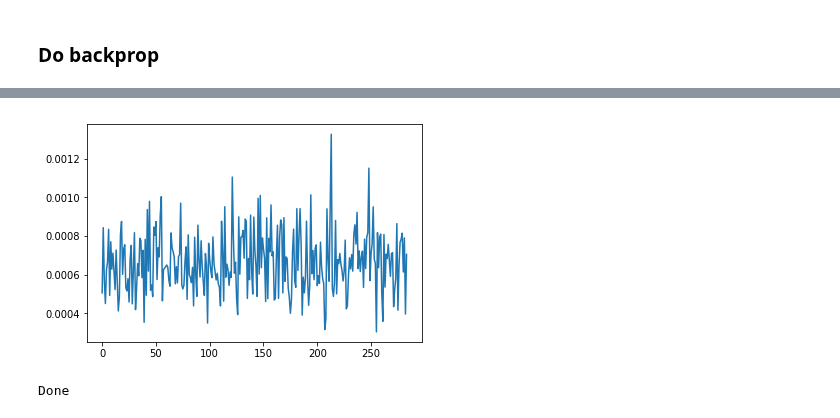
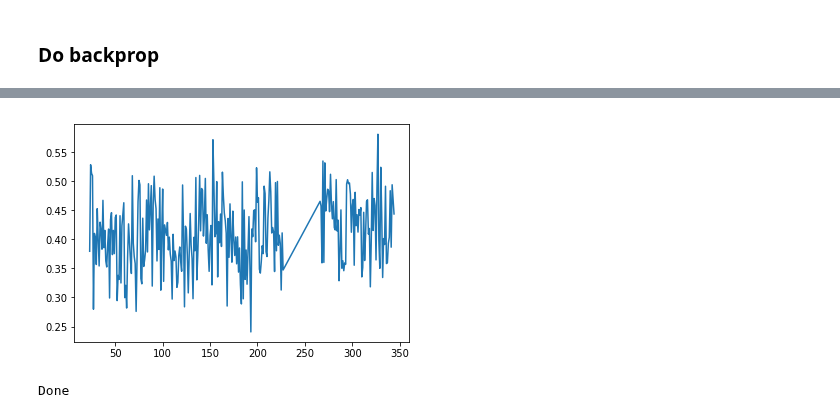
Before and after one commit to mkasimova/Neural.Network.Relevance.Propagation, a Jupyter notebook: random_data.ipynb, the cells around one changed output, grey strips where cells are left out. Saved outputs shown, nothing was run; the diff lists cells and outputs as text; code cells hidden in the pictures.

```diff
--- a/random_data.ipynb
+++ b/random_data.ipynb
@@ -299,6 +299,12 @@ traj = md.load("/home/oliverfl/projects/gpcr/temp_trajs/asp79-apo-swarms-nolipid
 q="protein or resname 'SOD'"
 q="protein and name CA"
 data = traj.xyz[:,traj.top.select(q)]
+feature_to_resids = []
+for i, a in enumerate(traj.top.select(q)):
+    feature_to_resids.append(traj.top.atom(a).residue.resSeq)
+    feature_to_resids.append(traj.top.atom(a).residue.resSeq)
+    feature_to_resids.append(traj.top.atom(a).residue.resSeq)
+feature_to_resids = np.array(feature_to_resids)
 ndata = np.empty((data.shape[0], 3*data.shape[1]))
 #flatten matrix
 ndata[:,0::3] = data[:,:,0]
@@ -350,12 +357,15 @@ def _create_layers(classifier, activation="relu"):
         elif activation == relprop.logistic_sigmoid:
             l = relprop.FirstLinear(weight, biases[idx])
         layers.append(l)
-        if idx < len(weights) - 1:
+        if idx < len(weights) - 1: # and  weight.shape[1] != min(hidden_layer_sizes):
             # Add activation to all except output layer
             if activation == relprop.logistic_sigmoid:
                 layers.append(relprop.LogisticSigmoid())
             elif activation == relprop.relu:
                 layers.append(relprop.ReLU())
+        if weight.shape[1] == min(hidden_layer_sizes):
+            print(weight.shape)
+            #break
 
     return layers
 
@@ -364,33 +374,43 @@ def get_feature_importance(classifier, samples):
     layers = _create_layers(classifier)
     # Calculate relevance
     propagator = relprop.RelevancePropagator(layers)
-    relevance = propagator.propagate(samples, samples)
+    relevance = propagator.propagate(samples, None)
     #print(relevance.shape, relevance.max(), relevance.min())
     # Average relevance per cluster
-    nclusters = samples.shape[1]
-    nfeatures = relevance.shape[1]
-    result = np.zeros((nfeatures, nclusters))
-    frames_per_cluster = np.zeros((nclusters))
+#     nclusters = samples.shape[1]
+#     nfeatures = relevance.shape[1]
+#     result = np.zeros((nfeatures, nclusters))
+#     frames_per_cluster = np.zeros((nclusters))
 
     # Rescale relevance according to min and max relevance in each frame
-    logger.debug("Rescaling feature importance extracted using MLP in each frame between min and max ...")
-    for i in range(relevance.shape[0]):
-        ind_negative = np.where(relevance[i, :] < 0)[0]
-        relevance[i, ind_negative] = 0
-        relevance[i, :] = (relevance[i, :] - np.min(relevance[i, :])) / (
-                np.max(relevance[i, :]) - np.min(relevance[i, :]) + 1e-9)
+#     logger.debug("Rescaling feature importance extracted using MLP in each frame between min and max ...")
+#     for i in range(relevance.shape[0]):
+#         ind_negative = np.where(relevance[i, :] < 0)[0]
+#         relevance[i, ind_negative] = 0
+#         relevance[i, :] = (relevance[i, :] - np.min(relevance[i, :])) / (
+#                 np.max(relevance[i, :]) - np.min(relevance[i, :]) + 1e-9)
 
-    for frame_idx, frame in enumerate(labels):
-        cluster_idx = labels[frame_idx].argmax()
-        frames_per_cluster[cluster_idx] += 1
+#     for frame_idx, frame in enumerate(labels):
+#         cluster_idx = labels[frame_idx].argmax()
+#         frames_per_cluster[cluster_idx] += 1
+
+#     for frame_idx, rel in enumerate(relevance):
+#         cluster_idx = labels[frame_idx].argmax()
+#         result[:, cluster_idx] += rel / frames_per_cluster[cluster_idx]
 
     for frame_idx, rel in enumerate(relevance):
-        cluster_idx = labels[frame_idx].argmax()
-        result[:, cluster_idx] += rel / frames_per_cluster[cluster_idx]
-    return result.mean(axis=1)
+        relevance[frame_idx] = (rel-rel.min())/(rel.max()-rel.min())
+    results = relevance.mean(axis=0)
+    print(results.shape)
+    return results
 
 importance = get_feature_importance(classifier, samples)
-plt.plot(importance[0::3], '-')
+
+natoms = int(len(feature_to_resids)/3)
+for i in range(natoms):
+    importance[i] = (importance[3*i:3*i+3]).mean()
+importance = importance[0:natoms]
+plt.plot(np.unique(feature_to_resids), importance, '-')
 plt.show()
 print("Done")
 # %% [output]
@@ -399,2 +420,2 @@ print("Done")
-[figure, old version]
+[figure, new version]
 Done
```
Also changed, not shown: parts of 4 cells of this notebook, 2 other files.
